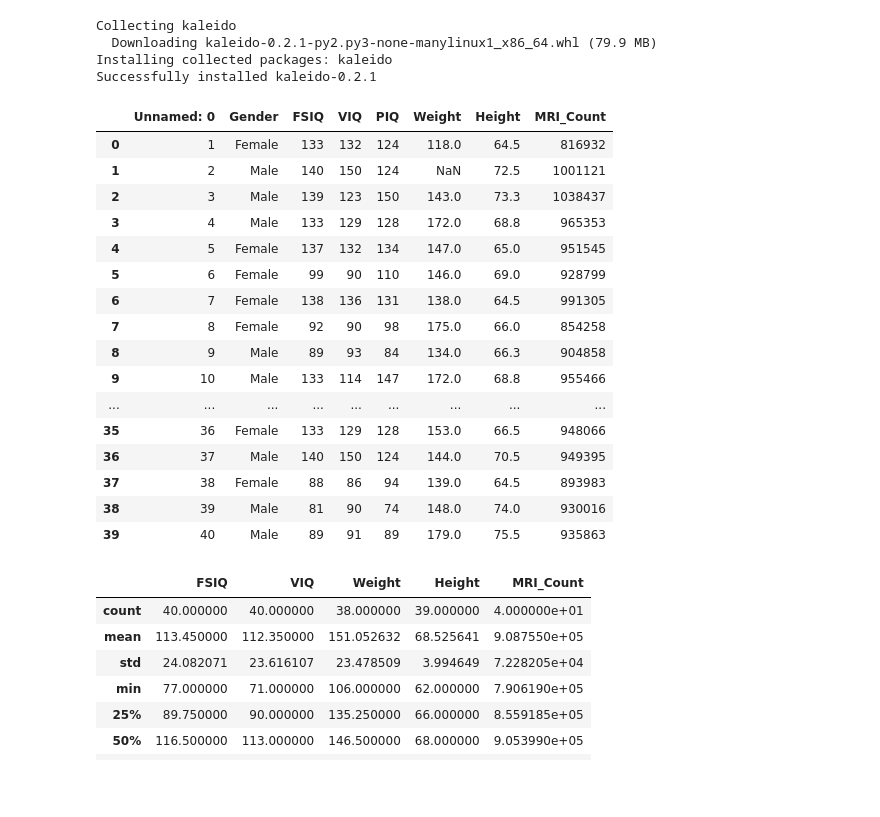
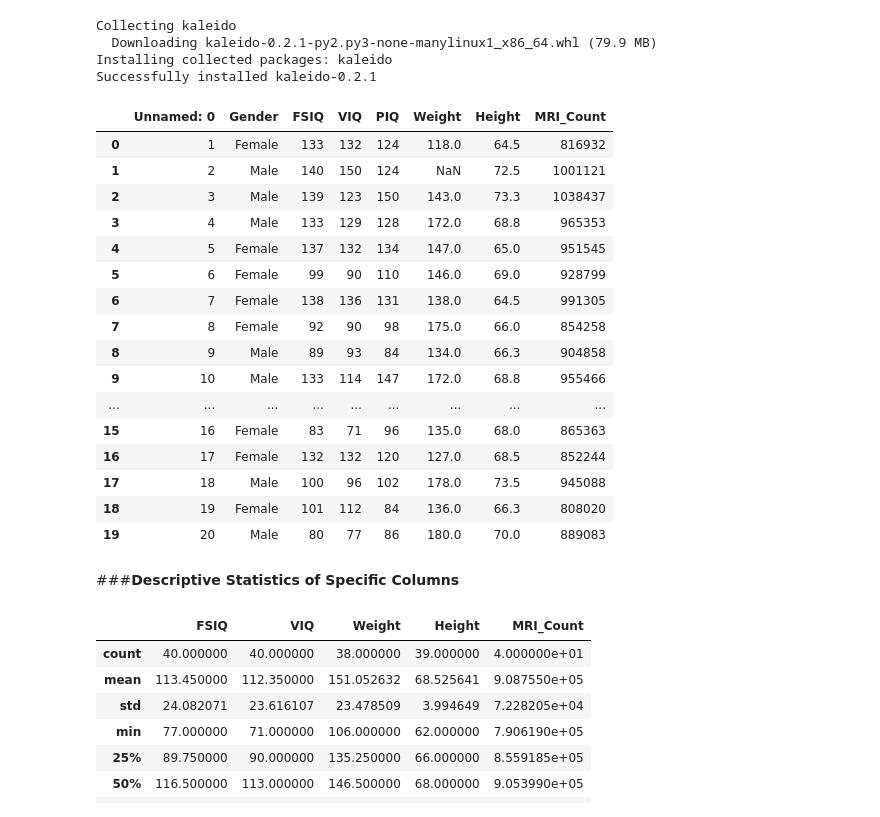
Before and after one commit to fosetorico/Data_Analytics, a Jupyter notebook: Inferencial_Statistics1.ipynb, the cells around one changed output. Drawn from its saved outputs; the diff is of its cells as text; code cells hidden in the pictures; blank space fills up the shorter version.

```diff
--- a/Inferencial_Statistics1.ipynb
+++ b/Inferencial_Statistics1.ipynb
@@ -14,29 +12,31 @@ Installing collected packages: kaleido
 Successfully installed kaleido-0.2.1
 # %%
 import pandas as pd
-dataset = pd.read_csv('/content/drive/MyDrive/Colab Notebooks/week2_inferential/brain_size.csv', sep=';', na_values=".")
-dataset.head(41)
+dataset = pd.read_csv('/content/drive/MyDrive/Colab Notebooks/week2/brain_size.csv', sep=';', na_values=".")
+dataset.head(20)
 # %% [output]
 |  | Unnamed: 0 | Gender | FSIQ | VIQ | PIQ | Weight | Height | MRI_Count |
 | 0 | 1 | Female | 133 | 132 | 124 | 118.0 | 64.5 | 816932 |
 | 1 | 2 | Male | 140 | 150 | 124 | NaN | 72.5 | 1001121 |
 | 2 | 3 | Male | 139 | 123 | 150 | 143.0 | 73.3 | 1038437 |
 | 3 | 4 | Male | 133 | 129 | 128 | 172.0 | 68.8 | 965353 |
 | 4 | 5 | Female | 137 | 132 | 134 | 147.0 | 65.0 | 951545 |
 | 5 | 6 | Female | 99 | 90 | 110 | 146.0 | 69.0 | 928799 |
 | 6 | 7 | Female | 138 | 136 | 131 | 138.0 | 64.5 | 991305 |
 | 7 | 8 | Female | 92 | 90 | 98 | 175.0 | 66.0 | 854258 |
 | 8 | 9 | Male | 89 | 93 | 84 | 134.0 | 66.3 | 904858 |
 | 9 | 10 | Male | 133 | 114 | 147 | 172.0 | 68.8 | 955466 |
 | ... | ... | ... | ... | ... | ... | ... | ... | ... |
-| 35 | 36 | Female | 133 | 129 | 128 | 153.0 | 66.5 | 948066 |
-| 36 | 37 | Male | 140 | 150 | 124 | 144.0 | 70.5 | 949395 |
-| 37 | 38 | Female | 88 | 86 | 94 | 139.0 | 64.5 | 893983 |
-| 38 | 39 | Male | 81 | 90 | 74 | 148.0 | 74.0 | 930016 |
-| 39 | 40 | Male | 89 | 91 | 89 | 179.0 | 75.5 | 935863 |
+| 15 | 16 | Female | 83 | 71 | 96 | 135.0 | 68.0 | 865363 |
+| 16 | 17 | Female | 132 | 132 | 120 | 127.0 | 68.5 | 852244 |
+| 17 | 18 | Male | 100 | 96 | 102 | 178.0 | 73.5 | 945088 |
+| 18 | 19 | Female | 101 | 112 | 84 | 136.0 | 66.3 | 808020 |
+| 19 | 20 | Male | 80 | 77 | 86 | 180.0 | 70.0 | 889083 |
 # %%
 # import pandas as pd
 # dataset = pd.read_csv('/content/drive/MyDrive/Colab Notebooks/week2_inferential/brain_size.csv', sep=';', na_values=".")
 # dataset.describe
+# %% [markdown]
+###**Descriptive Statistics of Specific Columns**
 # %%
 import pandas as pd
```
Also changed, not shown: parts of 44 cells of this notebook.
